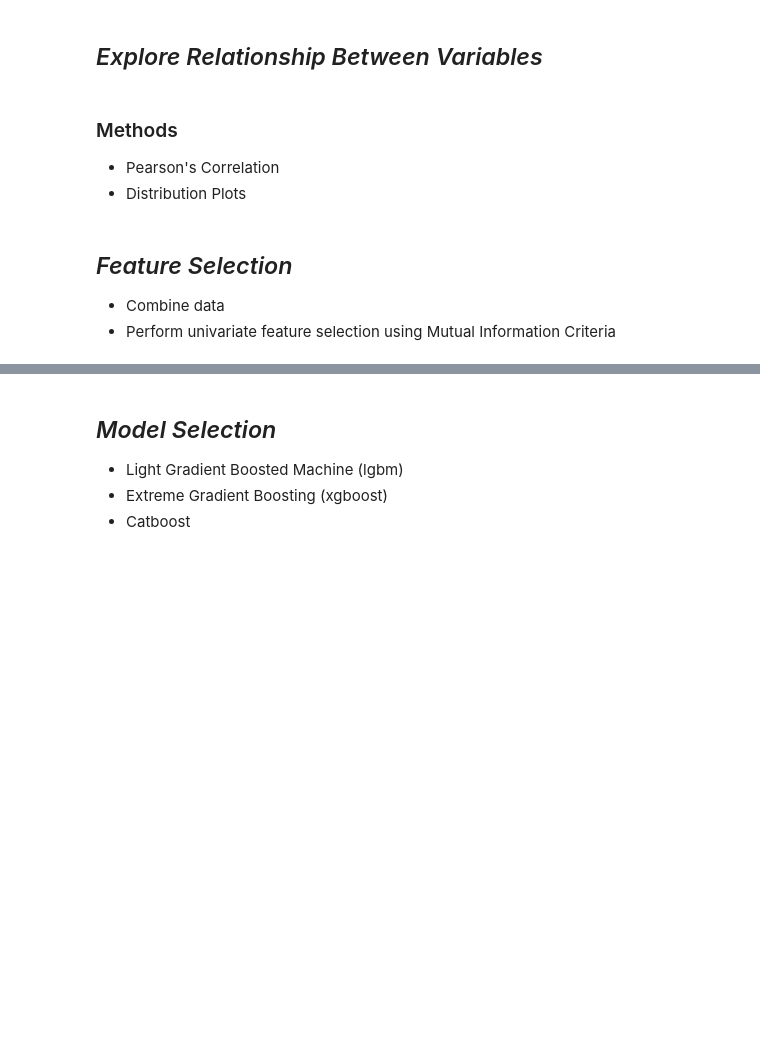
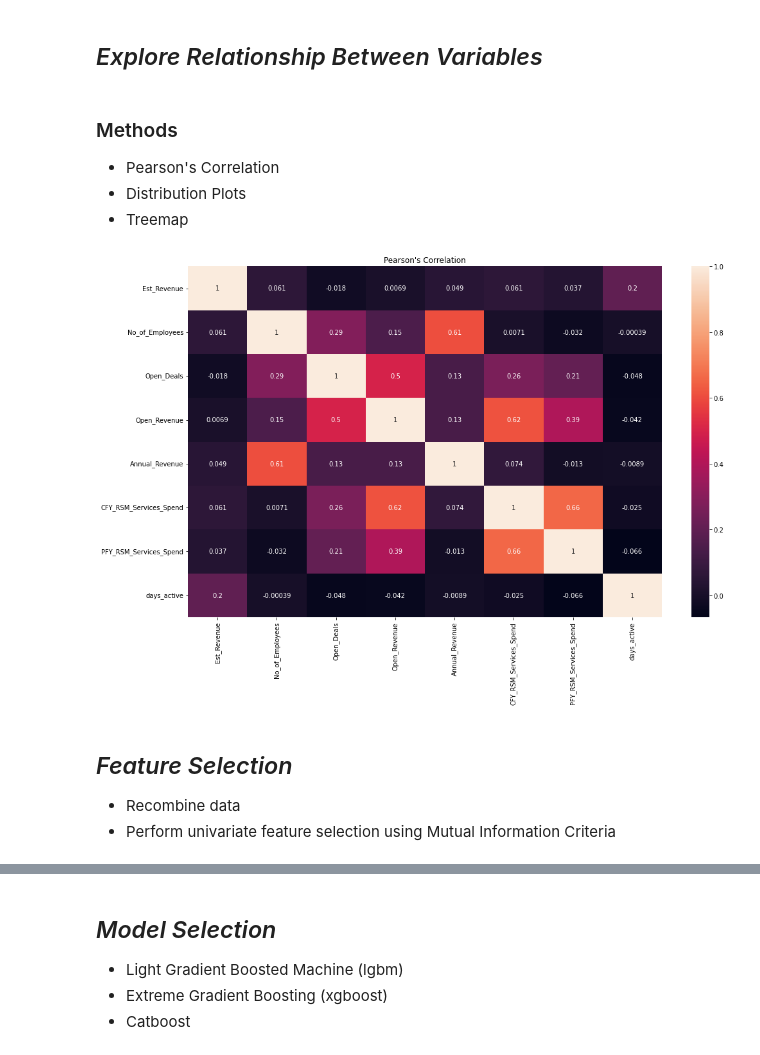
Before and after one commit to benkarabinus/TOOL1_FINAL_PROJECT, a Jupyter notebook: Karabinus_Ben_Final_Project_Rough.ipynb, the cells around one changed output, grey strips where cells are left out. Drawn from its saved outputs; the diff is of its cells as text; code cells hidden in the pictures; blank space fills up the shorter version.

```diff
--- a/Karabinus_Ben_Final_Project_Rough.ipynb
+++ b/Karabinus_Ben_Final_Project_Rough.ipynb
@@ -232,5 +266,6 @@ Printing a count of null values for each continuous variable shows that the colu
 opp_numeric['CFY_RSM_Services_Spend'] = opp_numeric['CFY_RSM_Services_Spend'].fillna(value=0)
 opp_numeric['PFY_RSM_Services_Spend'] = opp_numeric['PFY_RSM_Services_Spend'].fillna(value=0)
 opp_numeric[['No_of_Employees', 'Annual_Revenue']] = \
-            opp_numeric[['No_of_Employees', 'Annual_Revenue']].fillna(value=0)
+            opp_numeric[['No_of_Employees', 'Annual_Revenue']].fillna(opp_numeric[['No_of_Employees',
+                                                                                   'Annual_Revenue']].median())
 opp_numeric.isnull().sum()
@@ -300,9 +392,13 @@ plt.tight_layout()
 
 - Pearson's Correlation
 - Distribution Plots
+- Treemap
 # %%
 # plot correlation of numeric data
-sns.set(rc={"figure.figsize":(10, 6)})
-opp_numeric_corr = opp_numeric.fillna(value=0)
-correlation = sns.heatmap(opp_numeric_corr.corr(), cmap='rocket',
-                          annot=True).set_title('Pearson\'s Correlation')
+fig, ax = plt.subplots(figsize=(15, 10))
+correlation = sns.heatmap(opp_numeric.corr(), cmap='rocket', annot=True)
+plt.title('Pearson\'s Correlation')
+plt.tight_layout()
+plt.show()
+# %% [output]
+[figure, added]
@@ -309,7 +414,7 @@ correlation = sns.heatmap(opp_numeric_corr.corr(), cmap='rocket',
 # %% [markdown]
 ## *_Feature Selection_*
 
-- Combine data
+- Recombine data
 - Perform univariate feature selection using Mutual Information Criteria
 # %%
 """recombine data"""
```
Also changed, not shown: parts of 55 cells of this notebook.
